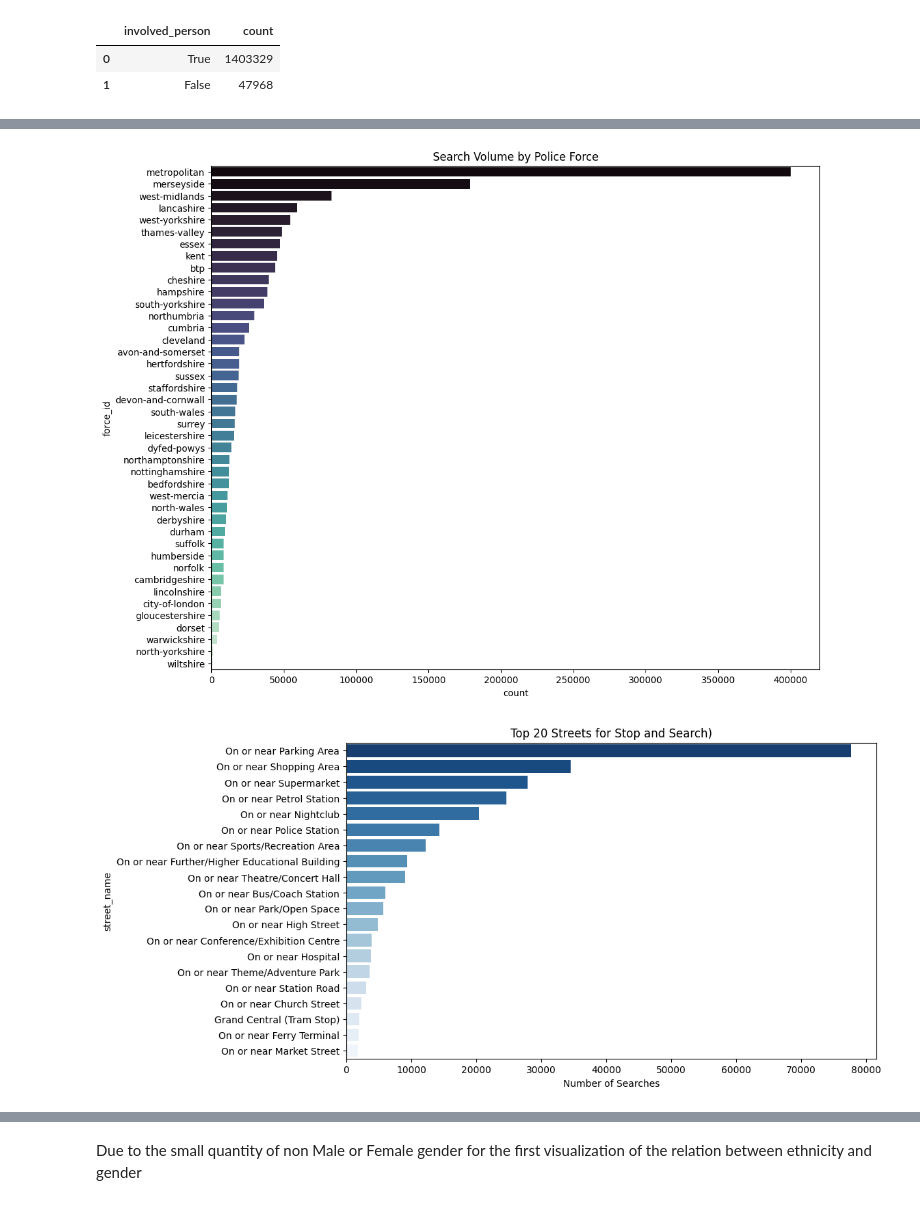
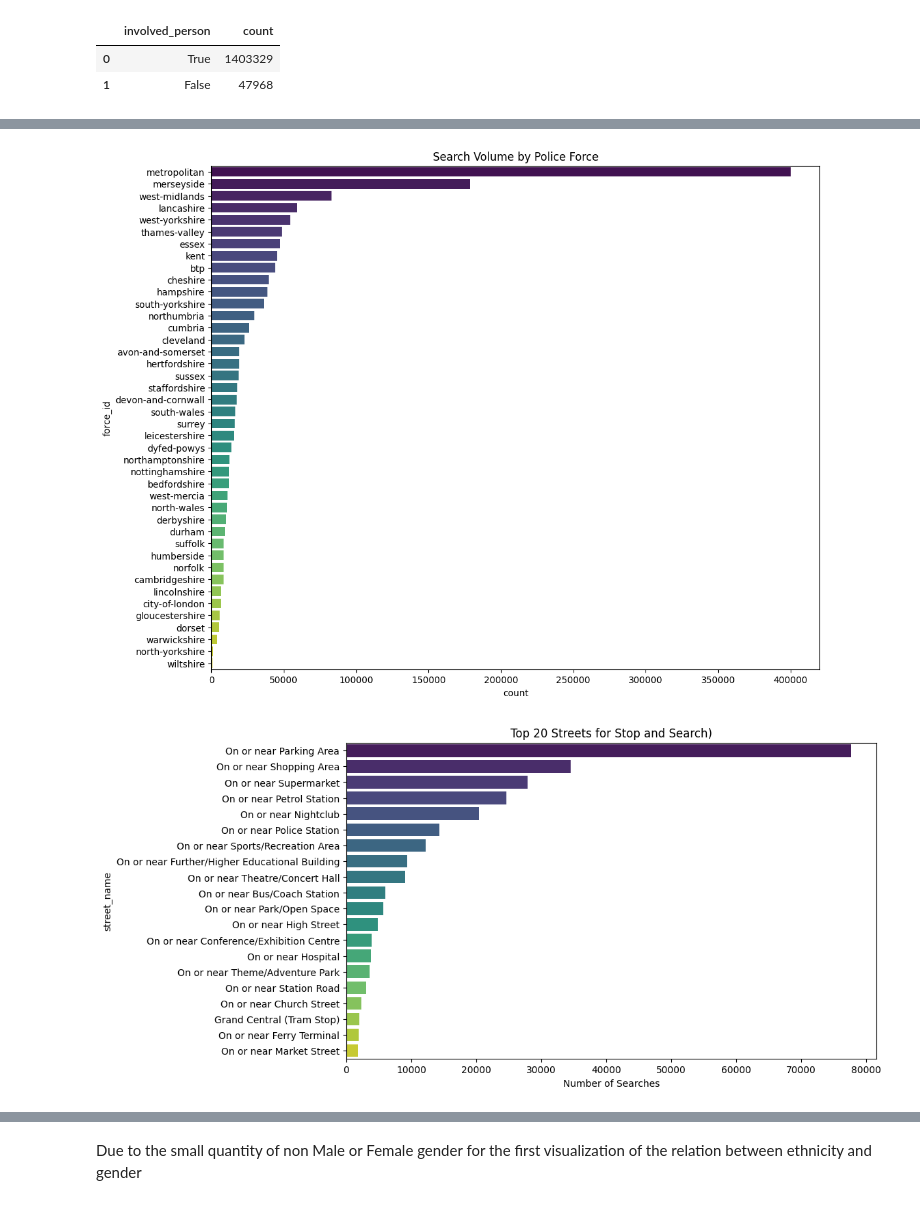
Before and after one commit to Iker-Jauregui/LSDA_Final_Project, a Jupyter notebook: uk_police_notebook.ipynb, the cells around one changed output, grey strips where cells are left out. Cells and saved outputs as stored; diff of their text form; code cells hidden in the pictures.

```diff
--- a/uk_police_notebook.ipynb
+++ b/uk_police_notebook.ipynb
@@ -203,35 +232,35 @@ plt.figure(figsize=(12, 10))
 sns.barplot(data=force_dist,
             x="count",
             y="force_id",
-            palette="mako",
+            palette="viridis",
             hue="force_id",
             legend=False)
 plt.title("Search Volume by Police Force")
 plt.show()
 # %% [output]
-[figure, old version]
+[figure, new version]
 # %%
 # Most frequent streets for stops
 top_streets = df.filter(F.col("`location.street.name`").isNotNull()) \
     .groupBy("`location.street.name`") \
     .count() \
     .orderBy("count", ascending=False) \
     .select(F.col("`location.street.name`").alias("street_name"),
             F.col("count")
     ).limit(20).toPandas()
 plt.figure(figsize=(10, 6))
 sns.barplot(data=top_streets,
             x="count",
             y="street_name",
-            palette="Blues_r",
+            palette="viridis",
             hue="street_name",
             legend=False
            )
 plt.title("Top 20 Streets for Stop and Search)")
 plt.xlabel("Number of Searches")
 plt.show()
 # %% [output]
-[figure, old version]
+[figure, new version]
 # %%
 count_data = df.groupBy("gender").count().sort(F.col("count"),ascending=False).toPandas()
 count_data['gender'] = count_data['gender'].fillna('None')
```
Also changed, not shown: parts of 26 cells of this notebook, 4 other files.
